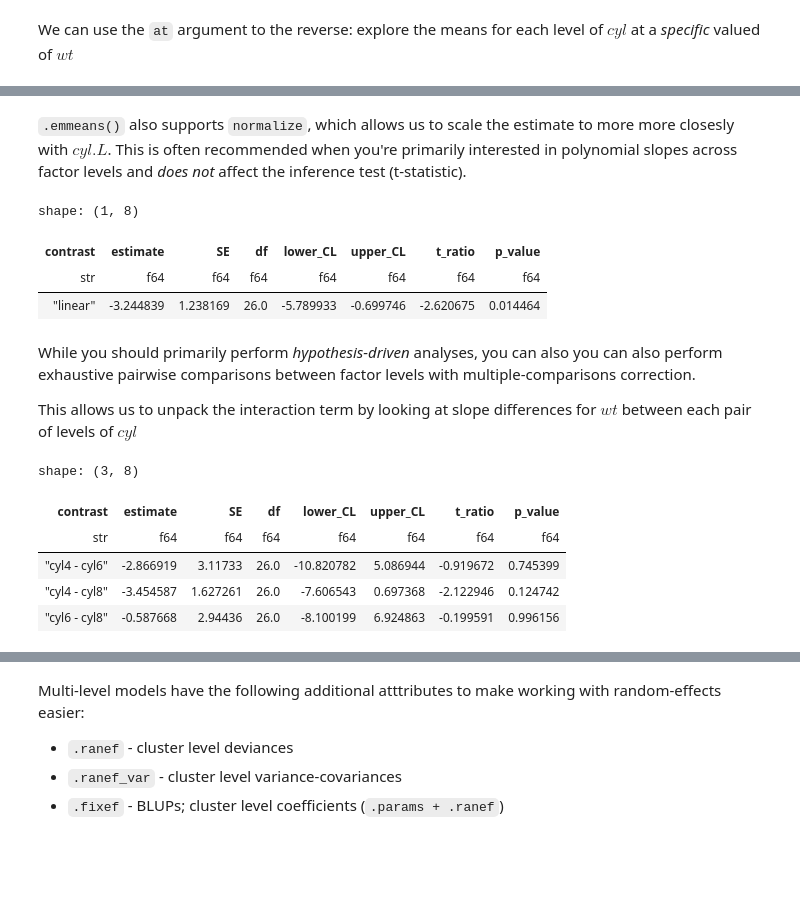
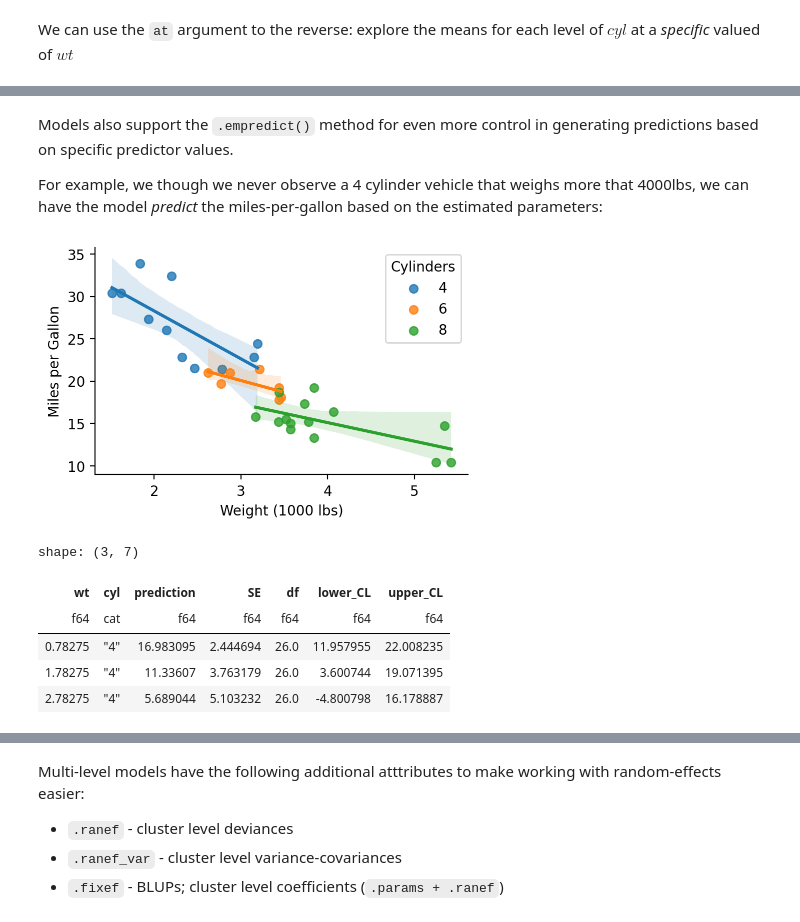
Before and after one commit to ejolly/pymer4, a Jupyter notebook: docs/pages/quickstart.ipynb, the cells around one changed output, grey strips where cells are left out. Saved outputs shown, nothing was run; the diff lists cells and outputs as text; code cells hidden in the pictures; blank space fills up the shorter version.

```diff
--- a/docs/pages/quickstart.ipynb
+++ b/docs/pages/quickstart.ipynb
@@ -281,6 +273,0 @@ Although named differently, all the parameter estimates are the same:
-# %%
-# Set new contrast
-model.set_contrasts({'cyl': 'contr.poly'})
-
-# Refit
-model.fit(summary=True)
@@ -413,28 +365,28 @@ shape: (1, 8)
 | contrast | estimate | SE | df | lower_CL | upper_CL | t_ratio | p_value |
 | str | f64 | f64 | f64 | f64 | f64 | f64 | f64 |
 | "linear" | -4.588896 | 1.751036 | 26.0 | -8.188202 | -0.98959 | -2.620675 | 0.014464 |
-# %% [markdown]
-`.emmeans()` also supports `normalize`, which allows us to scale the estimate to more more closesly with $cyl.L$. This is often recommended when you're primarily interested in polynomial slopes across factor levels and *does not* affect the inference test (t-statistic).
-# %%
-model.emmeans('cyl', contrasts={'linear':[-1, 0, 1]}, normalize=True)
-# %% [output]
-shape: (1, 8)
-| contrast | estimate | SE | df | lower_CL | upper_CL | t_ratio | p_value |
-| str | f64 | f64 | f64 | f64 | f64 | f64 | f64 |
-| "linear" | -3.244839 | 1.238169 | 26.0 | -5.789933 | -0.699746 | -2.620675 | 0.014464 |
-# %% [markdown]
-While you should primarily perform *hypothesis-driven* analyses, you can also you can also perform exhaustive pairwise comparisons between factor levels with multiple-comparisons correction.
-
-This allows us to unpack the interaction term by looking at slope differences for $wt$ between each pair of levels of $cyl$
-# %%
-model.emmeans('wt', by='cyl', contrasts='pairwise', p_adjust='sidak')
-# %% [output]
-shape: (3, 8)
-| contrast | estimate | SE | df | lower_CL | upper_CL | t_ratio | p_value |
-| str | f64 | f64 | f64 | f64 | f64 | f64 | f64 |
-| "cyl4 - cyl6" | -2.866919 | 3.11733 | 26.0 | -10.820782 | 5.086944 | -0.919672 | 0.745399 |
-| "cyl4 - cyl8" | -3.454587 | 1.627261 | 26.0 | -7.606543 | 0.697368 | -2.122946 | 0.124742 |
-| "cyl6 - cyl8" | -0.587668 | 2.94436 | 26.0 | -8.100199 | 6.924863 | -0.199591 | 0.996156 |
+# %% [markdown]
+Models also support the `.empredict()` method for even more control in generating predictions based on specific predictor values.
+
+For example, we though we never observe a 4 cylinder vehicle that weighs more that 4000lbs, we can have the model *predict* the miles-per-gallon based on the estimated parameters:
+# %%
+import seaborn as sns
+grid = sns.lmplot(x='wt_orig', y='mpg', hue='cyl', data=model.data, height=3, aspect=1.5, facet_kws={'legend_out': False})
+grid.set_axis_labels("Weight (1000 lbs)", "Miles per Gallon")
+grid.legend.set_title("Cylinders");
+# %% [output]
+[figure, added]
+# %%
+# Predict mpg when weight is 4k, 5k, and 6k
+# mean-centering trasnform is appled for us
+model.empredict({'wt': [4,5,6], 'cyl': '4'})
+# %% [output]
+shape: (3, 7)
+| wt | cyl | prediction | SE | df | lower_CL | upper_CL |
+| f64 | cat | f64 | f64 | f64 | f64 | f64 |
+| 0.78275 | "4" | 16.983095 | 2.444694 | 26.0 | 11.957955 | 22.008235 |
+| 1.78275 | "4" | 11.33607 | 3.763179 | 26.0 | 3.600744 | 19.071395 |
+| 2.78275 | "4" | 5.689044 | 5.103232 | 26.0 | -4.800798 | 16.178887 |
 # %% [markdown]
 ## Multi-level models
 
```
Also changed, not shown: parts of 30 cells of this notebook, 3 other files.
